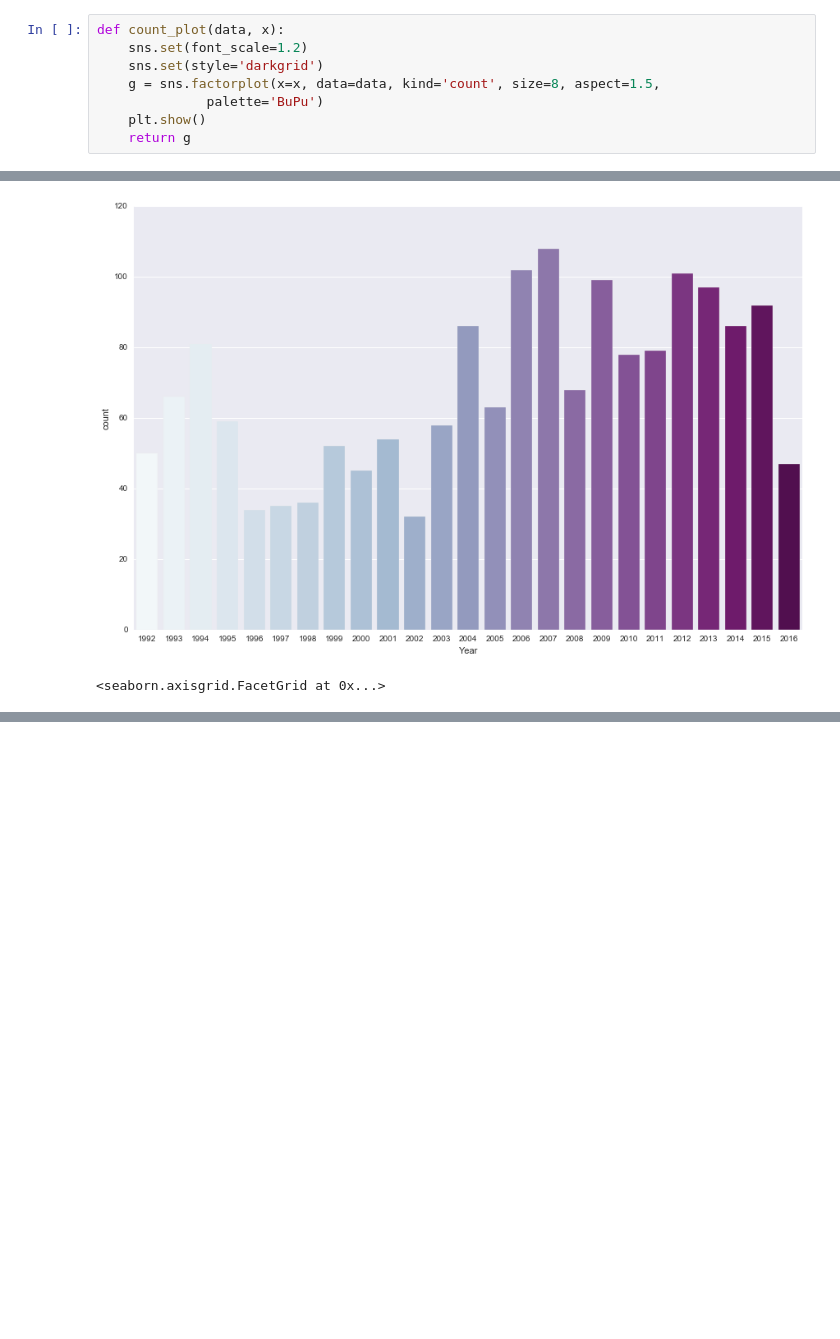
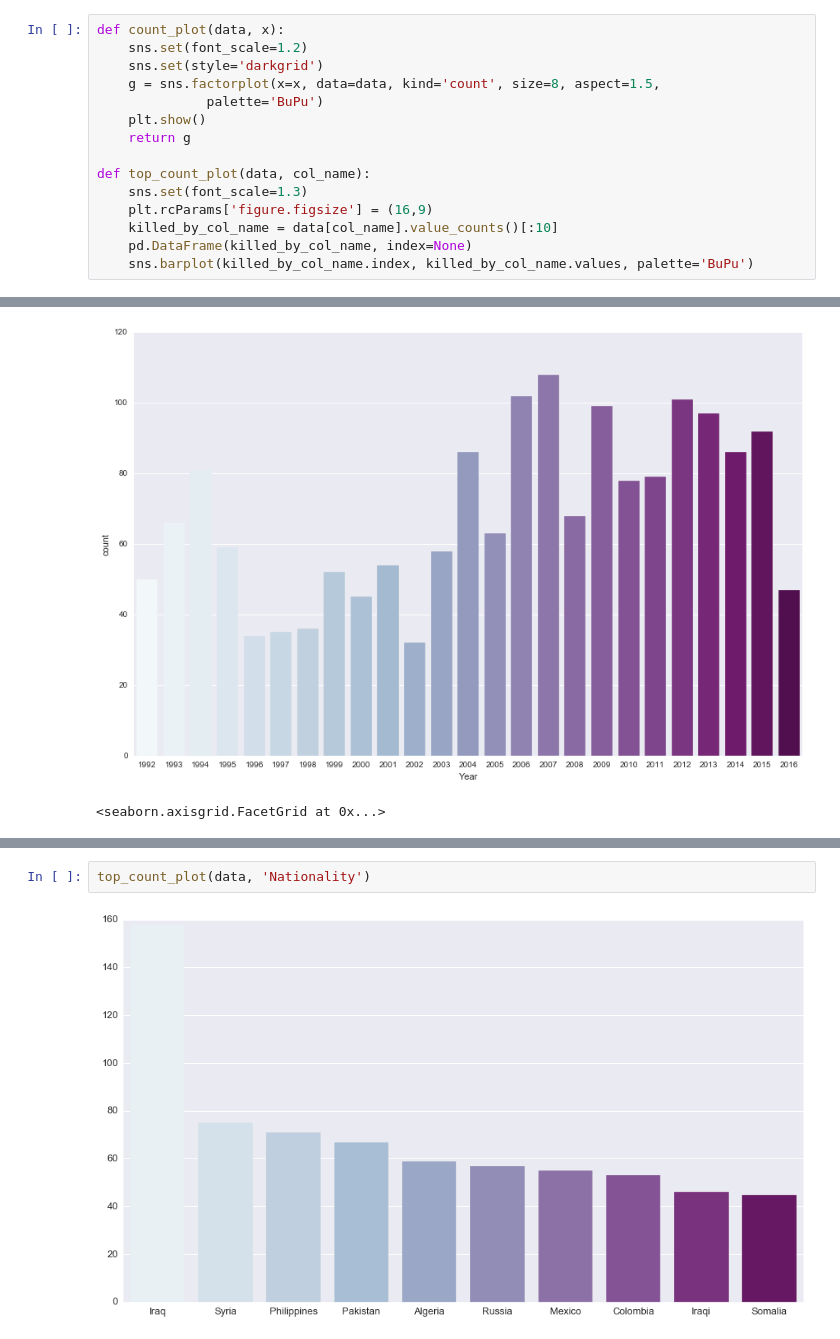
Before and after one commit to re9ulus/data_science_snippets, a Jupyter notebook: eda/Journalist_EDA.ipynb, the cells around one changed output, grey strips where cells are left out. Drawn from its saved outputs; the diff is of its cells as text; blank space fills up the shorter version.

Commit message:
Update Journalist_EDA, move top_plot to function

```diff
--- a/eda/Journalist_EDA.ipynb
+++ b/eda/Journalist_EDA.ipynb
@@ -61,6 +61,13 @@ def count_plot(data, x):
               palette='BuPu')
     plt.show()
     return g
+
+def top_count_plot(data, col_name):
+    sns.set(font_scale=1.3)
+    plt.rcParams['figure.figsize'] = (16,9)
+    killed_by_col_name = data[col_name].value_counts()[:10]
+    pd.DataFrame(killed_by_col_name, index=None)
+    sns.barplot(killed_by_col_name.index, killed_by_col_name.values, palette='BuPu')
 # %%
 count_plot(data, 'Year')
 # %% [output]
@@ -78 +80,5 @@ sns.barplot(killed_by_country.index, killed_by_country.values, palette='BuPu')
+# %%
+top_count_plot(data, 'Nationality')
+# %% [output]
+[figure, added]
 # %%
```
Also changed, not shown: parts of 4 cells of this notebook.
